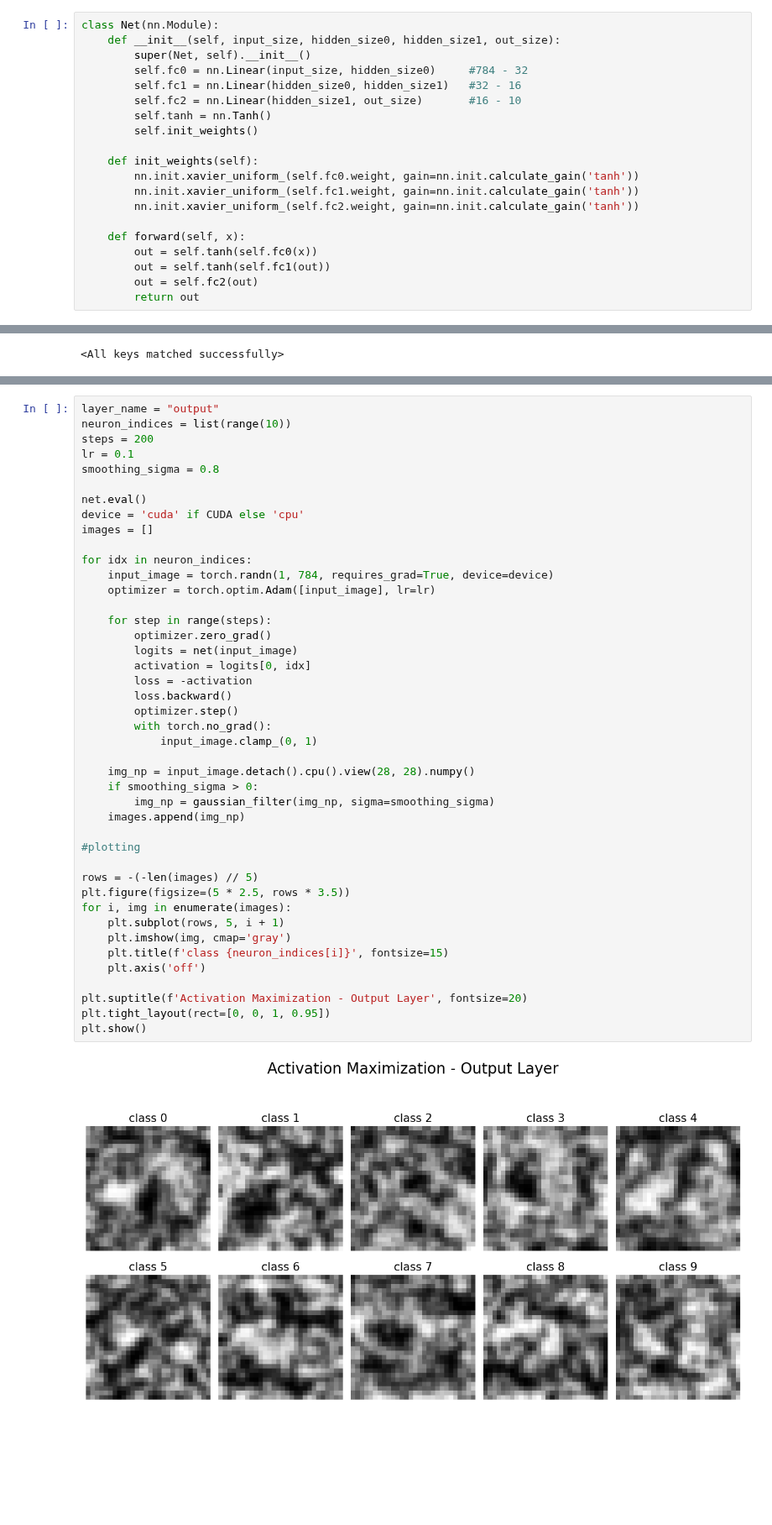
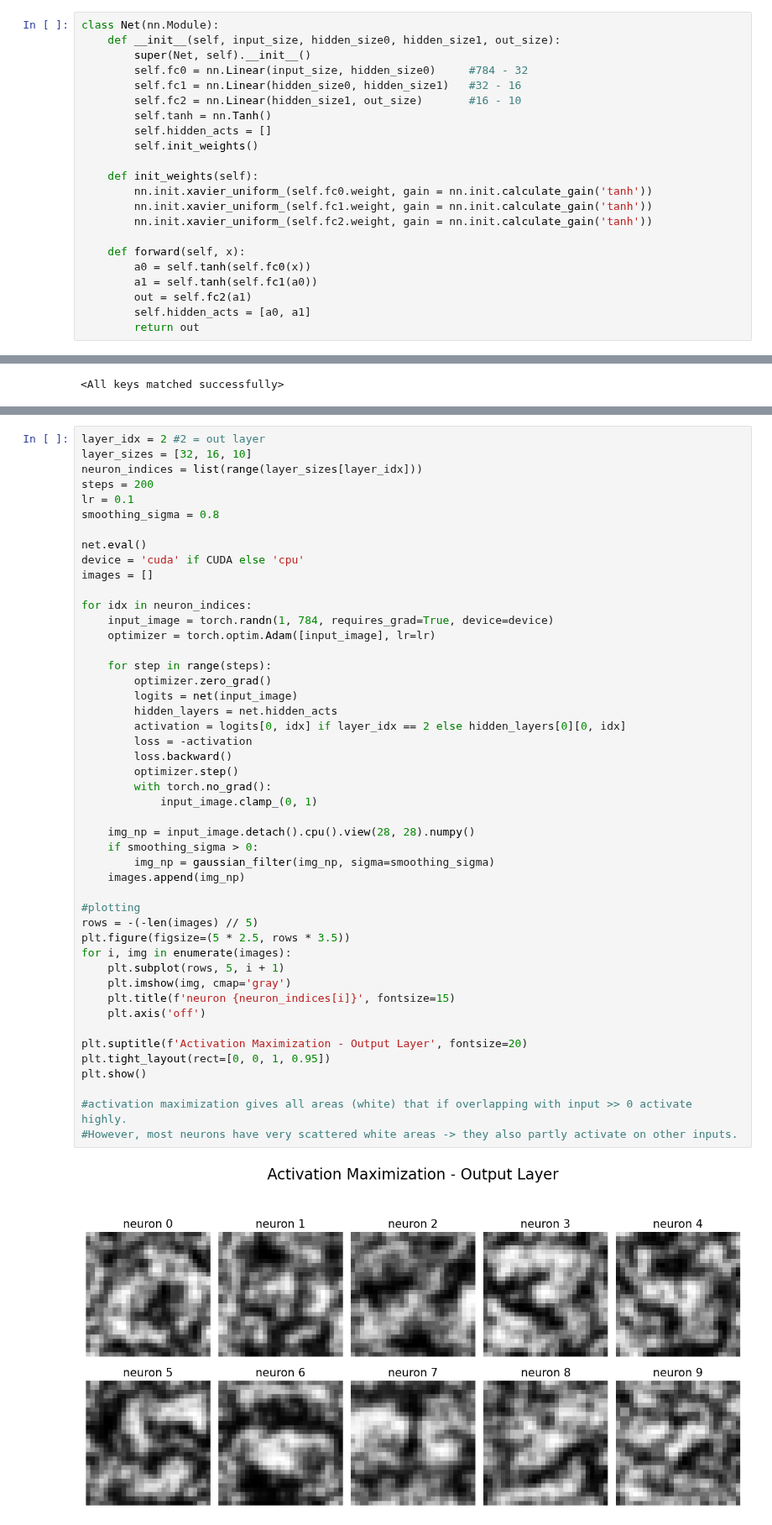
Before and after one commit to kns357/ANN_MA_Kaito, a Jupyter notebook: 03_baseline_methods.ipynb, the cells around one changed output, grey strips where cells are left out. Shown at 84% size. Drawn from its saved outputs; the diff is of its cells as text; blank space fills up the shorter version.

```diff
--- a/03_baseline_methods.ipynb
+++ b/03_baseline_methods.ipynb
@@ -38,17 +39,19 @@ class Net(nn.Module):
         self.fc1 = nn.Linear(hidden_size0, hidden_size1)   #32 - 16
         self.fc2 = nn.Linear(hidden_size1, out_size)       #16 - 10
         self.tanh = nn.Tanh()
+        self.hidden_acts = []
         self.init_weights()
 
     def init_weights(self):
-        nn.init.xavier_uniform_(self.fc0.weight, gain=nn.init.calculate_gain('tanh'))
-        nn.init.xavier_uniform_(self.fc1.weight, gain=nn.init.calculate_gain('tanh'))
-        nn.init.xavier_uniform_(self.fc2.weight, gain=nn.init.calculate_gain('tanh'))
+        nn.init.xavier_uniform_(self.fc0.weight, gain = nn.init.calculate_gain('tanh'))
+        nn.init.xavier_uniform_(self.fc1.weight, gain = nn.init.calculate_gain('tanh'))
+        nn.init.xavier_uniform_(self.fc2.weight, gain = nn.init.calculate_gain('tanh'))
 
     def forward(self, x):
-        out = self.tanh(self.fc0(x))
-        out = self.tanh(self.fc1(out))
-        out = self.fc2(out)
+        a0 = self.tanh(self.fc0(x))
+        a1 = self.tanh(self.fc1(a0))
+        out = self.fc2(a1)
+        self.hidden_acts = [a0, a1]
         return out
 # %%
 net = Net(input_size, hidden_size0, hidden_size1, out_size)
@@ -97,6 +100,7 @@ plt.show()
 # %%
-layer_name = "output"
-neuron_indices = list(range(10))
+layer_idx = 2 #2 = out layer
+layer_sizes = [32, 16, 10]
+neuron_indices = list(range(layer_sizes[layer_idx]))
 steps = 200
 lr = 0.1
 smoothing_sigma = 0.8
@@ -108,36 +112,39 @@ images = []
 for idx in neuron_indices:
     input_image = torch.randn(1, 784, requires_grad=True, device=device)
     optimizer = torch.optim.Adam([input_image], lr=lr)
 
     for step in range(steps):
         optimizer.zero_grad()
         logits = net(input_image)
-        activation = logits[0, idx]
+        hidden_layers = net.hidden_acts
+        activation = logits[0, idx] if layer_idx == 2 else hidden_layers[0][0, idx]
         loss = -activation
         loss.backward()
         optimizer.step()
         with torch.no_grad():
             input_image.clamp_(0, 1)
 
     img_np = input_image.detach().cpu().view(28, 28).numpy()
     if smoothing_sigma > 0:
         img_np = gaussian_filter(img_np, sigma=smoothing_sigma)
     images.append(img_np)
 
 #plotting
-
 rows = -(-len(images) // 5)
 plt.figure(figsize=(5 * 2.5, rows * 3.5))
 for i, img in enumerate(images):
     plt.subplot(rows, 5, i + 1)
     plt.imshow(img, cmap='gray')
-    plt.title(f'class {neuron_indices[i]}', fontsize=15)
+    plt.title(f'neuron {neuron_indices[i]}', fontsize=15)
     plt.axis('off')
 
 plt.suptitle(f'Activation Maximization - Output Layer', fontsize=20)
 plt.tight_layout(rect=[0, 0, 1, 0.95])
 plt.show()
+
+#activation maximization gives all areas (white) that if overlapping with input >> 0 activate highly.
+#However, most neurons have very scattered white areas -> they also partly activate on other inputs.
 # %% [output]
-[figure, old version]
+[figure, new version]
 # %%
 #adding 3d visualisation x, y, z with z = activation threshold for better interpretability
```
Also changed, not shown: parts of 5 cells of this notebook, 4 other files.
